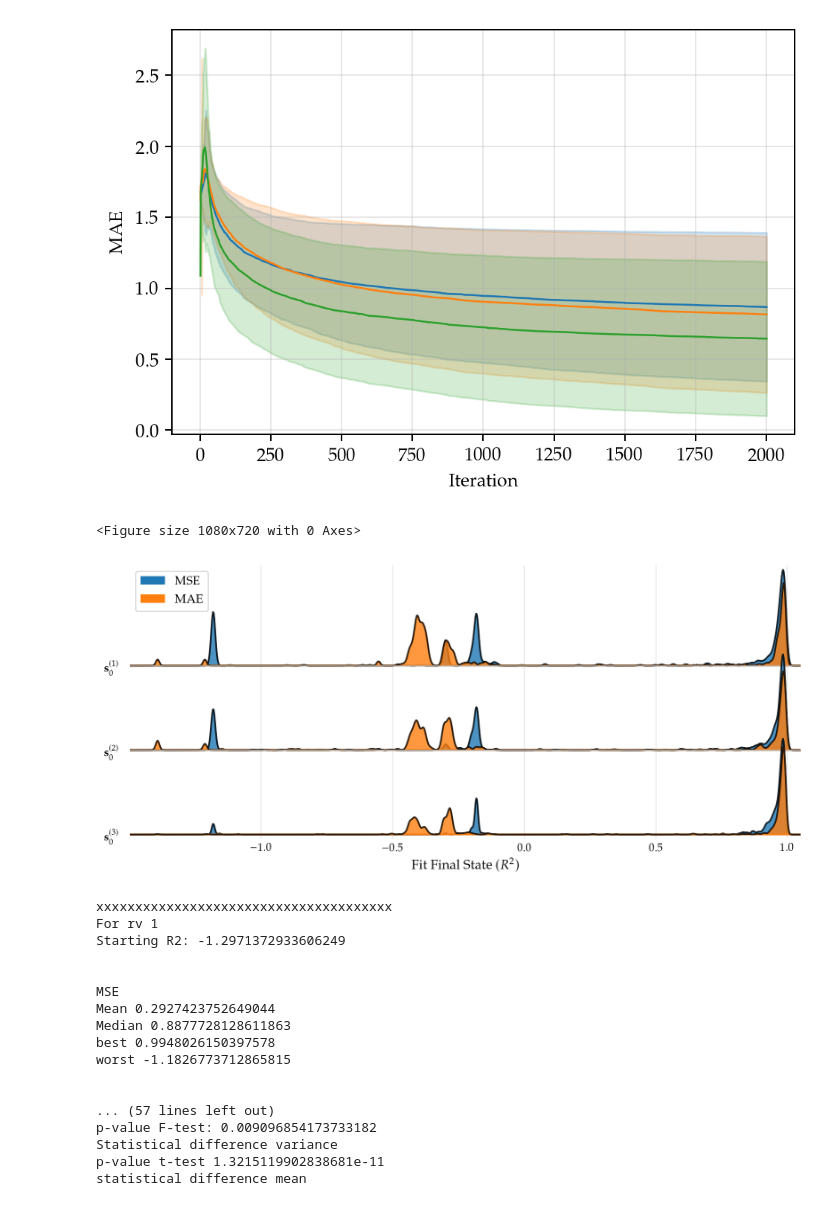
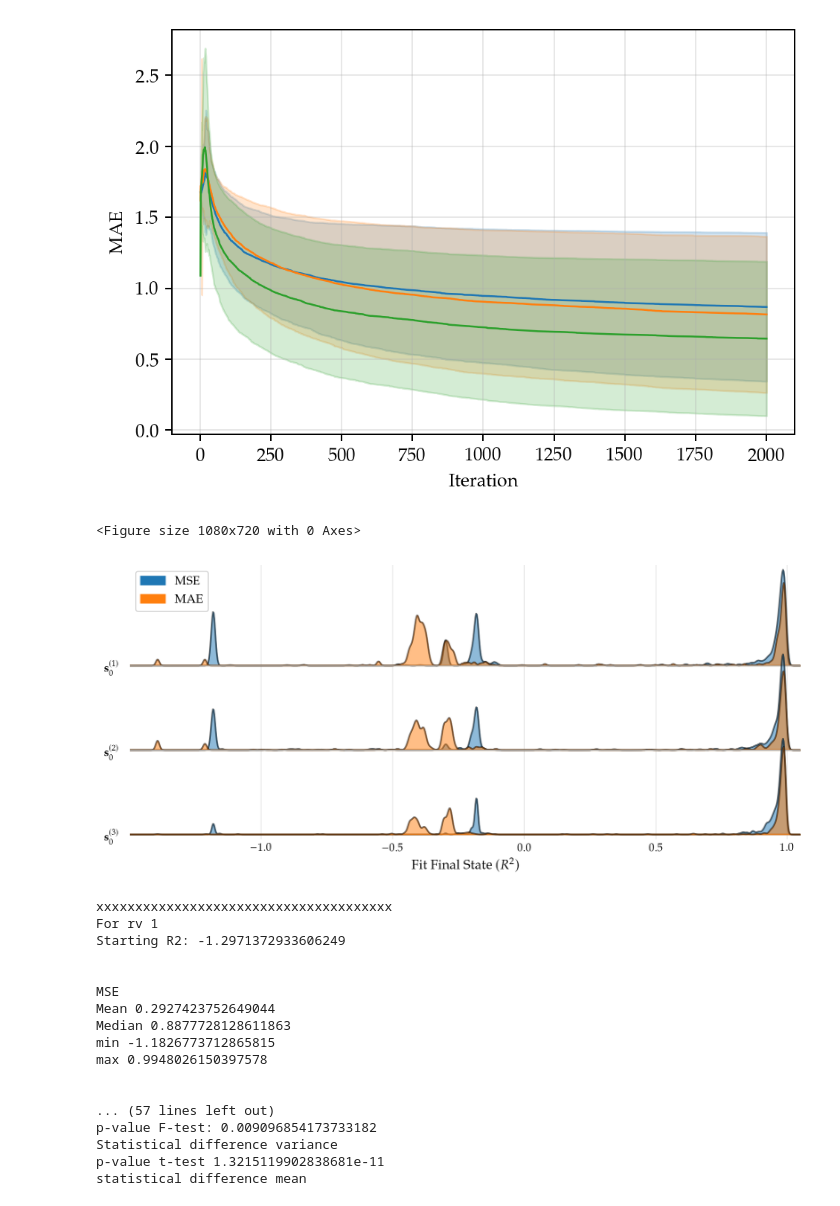
Before and after one commit to Maloup/stochastic-simulation-assignment3, a Jupyter notebook: Objective functions comparison.ipynb, the cells around one changed output. Drawn from its saved outputs; the diff is of its cells as text; code cells hidden in the pictures.

Commit message:
plot change

```diff
--- a/Objective functions comparison.ipynb
+++ b/Objective functions comparison.ipynb
@@ -137,35 +130,35 @@ data_s3 = np.array([np.repeat("$\\mathbf{s}_0^{(3)}$", len(MSE_r2_s3)), MSE_r2_s
 Data = np.concatenate([data_s1, data_s2, data_s3], axis = 1)
 
 df = pd.DataFrame(Data.T, columns = ["Initial State", "MSE", "MAE"])
 df = df.astype({"MSE": float})
 df = df.astype({"MAE": float})
 
 plt.figure()
 ax, fig = joyplot(
     data=df[["Initial State","MSE", "MAE"]],
     by="Initial State",
     column=["MSE", "MAE"],
     color=["tab:blue", "tab:orange"],
     legend=True,
-    alpha=0.8,
+    alpha=0.5,
     overlap=0.5,
     figsize=(9, 4),
     #hist = True,
     #bins = 60,
     bw_method=0.01,
     loc = "upper left",
     ylim='own',
     x_range=[-1.5,1.05],
     grid=True,
 )
 
 plt.grid(alpha=0.3)
 plt.xlabel('Fit Final State $(R^2)$', fontsize=12)
 plt.savefig("figures/MSE_MAE_R2.pdf", bbox_inches="tight")
 plt.show()
 # %% [output]
 <Figure size 1080x720 with 0 Axes>
-[figure, old version]
+[figure, new version]
 # %%
 import seaborn as sns
 import scipy
@@ -184,8 +177,9 @@ for rv in xs_chosen:
         results = data[str(rv)][1]
         print("Mean", np.mean(results, axis = 0))
         print("Median", np.median(results, axis = 0))
-        print("best", np.max(results, axis = 0))
-        print("worst", np.min(results, axis = 0))
+        print("min", np.min(results, axis = 0))
+        print("max", np.max(results, axis = 0))
+
         j +=1
 
 
@@ -215,8 +209,8 @@ Starting R2: -1.2971372933606249
 MSE
 Mean 0.2927423752649044
 Median 0.8877728128611863
-best 0.9948026150397578
-worst -1.1826773712865815
+min -1.1826773712865815
+max 0.9948026150397578
 
 
 ... (57 lines left out)
```
Also changed, not shown: parts of 1 cell of this notebook, 1 other file.
